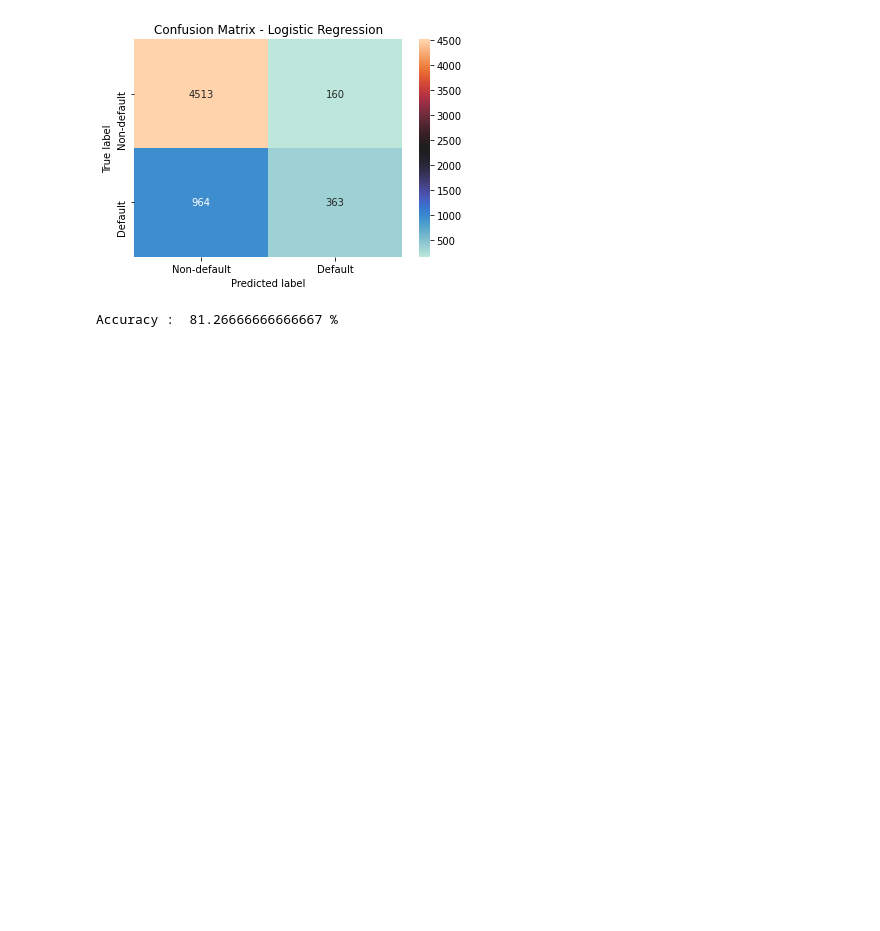
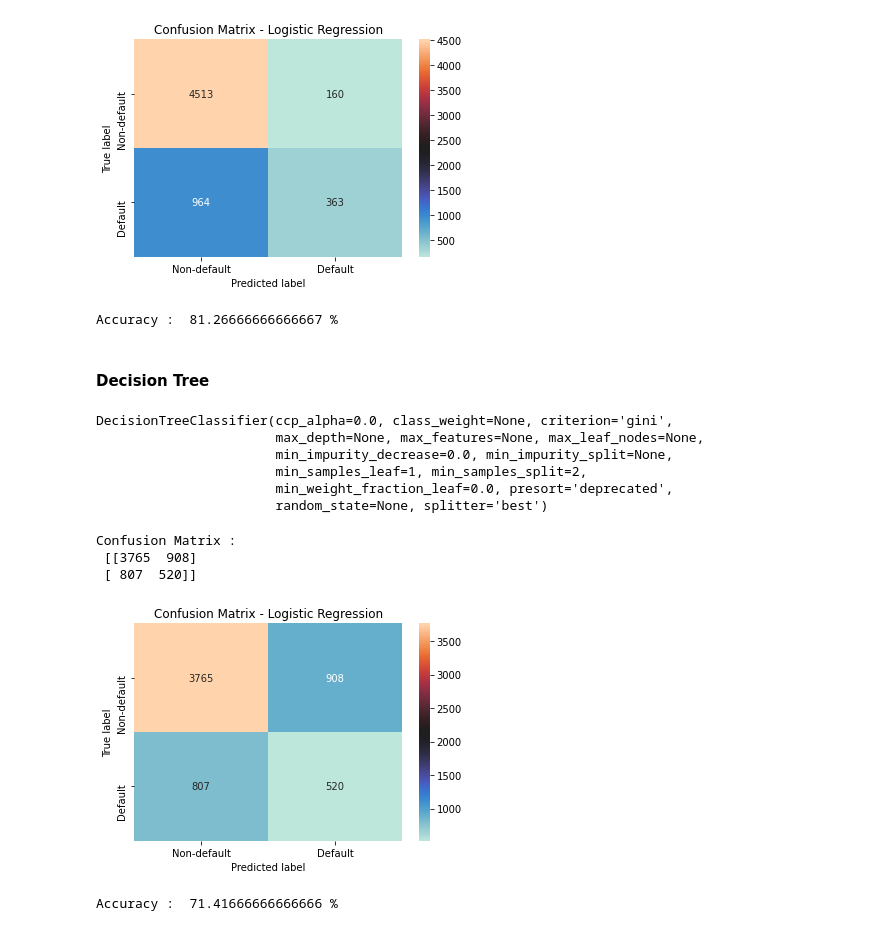
Before and after one commit to pranjal0207/credit-worthiness-of-customer, a Jupyter notebook: Credit_Worthiness_of_customer.ipynb, the cells around one changed output. Cells and saved outputs as stored; diff of their text form; code cells hidden in the pictures; blank space fills up the shorter version.

Commit message:
Decission Tree added

```diff
--- a/Credit_Worthiness_of_customer.ipynb
+++ b/Credit_Worthiness_of_customer.ipynb
@@ -292,3 +281,36 @@ Confusion Matrix :
 print ("Accuracy : ", accuracy_score(y_imp_test, y_imp_pred)*100, "%")
 # %% [output]
 Accuracy :  81.26666666666667 %
+# %% [markdown]
+#### Decision Tree
+# %%
+classifier = DecisionTreeClassifier()
+classifier.fit(x_std_train, y_train)
+# %% [output]
+DecisionTreeClassifier(ccp_alpha=0.0, class_weight=None, criterion='gini',
+                       max_depth=None, max_features=None, max_leaf_nodes=None,
+                       min_impurity_decrease=0.0, min_impurity_split=None,
+                       min_samples_leaf=1, min_samples_split=2,
+                       min_weight_fraction_leaf=0.0, presort='deprecated',
+                       random_state=None, splitter='best')
+# %%
+y_pred = classifier.predict(x_std_test)
+# %%
+cm = confusion_matrix(y_test, y_pred)
+print ("Confusion Matrix : \n", cm)
+
+sns.heatmap(cm ,annot=True, cmap="icefire", fmt="d",
+            xticklabels = ['Non-default', 'Default'],
+            yticklabels = ['Non-default', 'Default'])
+plt.ylabel('True label')
+plt.xlabel('Predicted label')
+plt.title("Confusion Matrix - Logistic Regression");
+# %% [output]
+Confusion Matrix :
+ [[3765  908]
+ [ 807  520]]
+[figure, added]
+# %%
+print ("Accuracy : ", accuracy_score(y_test, y_pred)*100, "%")
+# %% [output]
+Accuracy :  71.41666666666666 %
```
Also changed, not shown: parts of 2 cells of this notebook.
